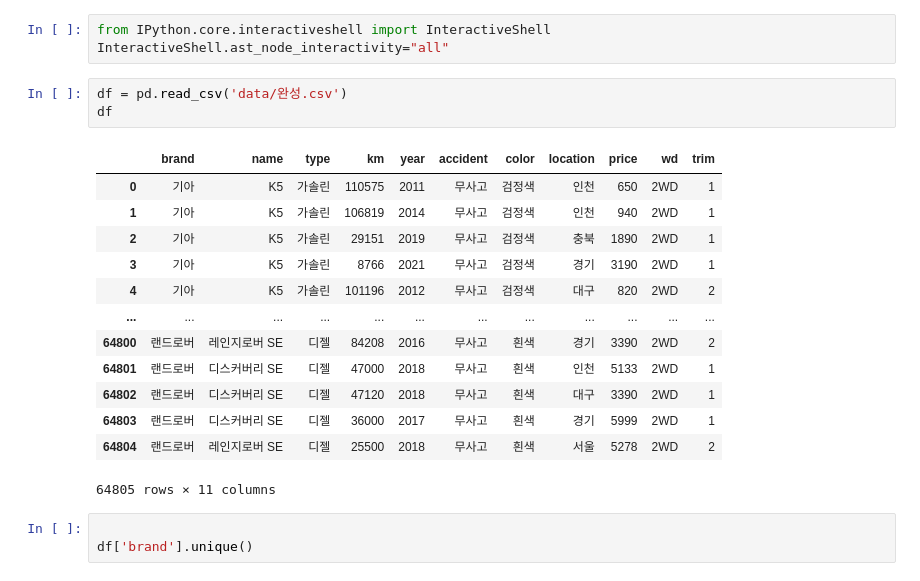
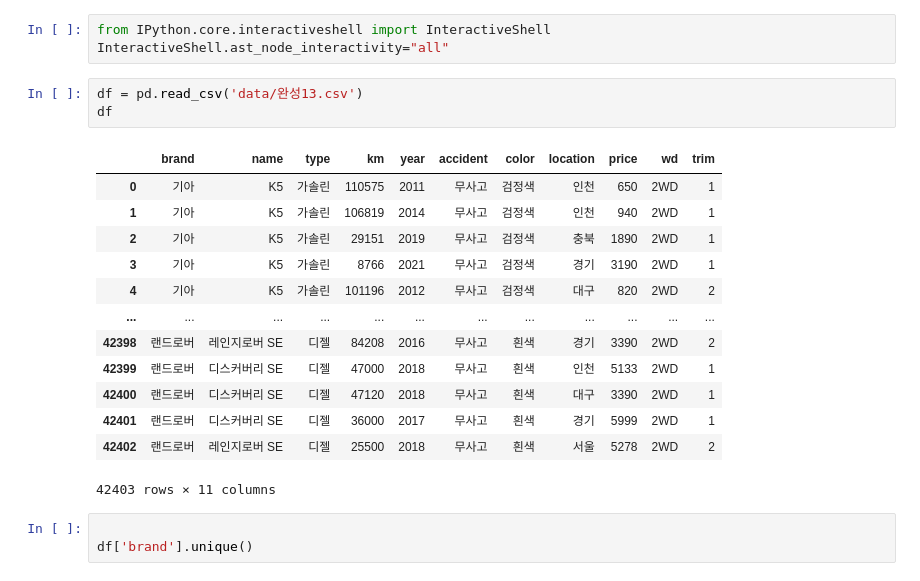
Before and after one commit to Ahn-seongjun/Fin_project_6, a Jupyter notebook: Data_Preprocessing_all.ipynb, the cells around one changed output. Saved outputs shown, nothing was run; the diff lists cells and outputs as text.

```diff
--- a/Data_Preprocessing_all.ipynb
+++ b/Data_Preprocessing_all.ipynb
@@ -10,22 +10,22 @@ warnings.filterwarnings("ignore")
 from IPython.core.interactiveshell import InteractiveShell
 InteractiveShell.ast_node_interactivity="all"
 # %%
-df = pd.read_csv('data/완성.csv')
+df = pd.read_csv('data/완성13.csv')
 df
 # %% [output]
 |  | brand | name | type | km | year | accident | color | location | price | wd | trim |
 | 0 | 기아 | K5 | 가솔린 | 110575 | 2011 | 무사고 | 검정색 | 인천 | 650 | 2WD | 1 |
 | 1 | 기아 | K5 | 가솔린 | 106819 | 2014 | 무사고 | 검정색 | 인천 | 940 | 2WD | 1 |
 | 2 | 기아 | K5 | 가솔린 | 29151 | 2019 | 무사고 | 검정색 | 충북 | 1890 | 2WD | 1 |
 | 3 | 기아 | K5 | 가솔린 | 8766 | 2021 | 무사고 | 검정색 | 경기 | 3190 | 2WD | 1 |
 | 4 | 기아 | K5 | 가솔린 | 101196 | 2012 | 무사고 | 검정색 | 대구 | 820 | 2WD | 2 |
 | ... | ... | ... | ... | ... | ... | ... | ... | ... | ... | ... | ... |
-| 64800 | 랜드로버 | 레인지로버 SE | 디젤 | 84208 | 2016 | 무사고 | 흰색 | 경기 | 3390 | 2WD | 2 |
-| 64801 | 랜드로버 | 디스커버리 SE | 디젤 | 47000 | 2018 | 무사고 | 흰색 | 인천 | 5133 | 2WD | 1 |
-| 64802 | 랜드로버 | 디스커버리 SE | 디젤 | 47120 | 2018 | 무사고 | 흰색 | 대구 | 3390 | 2WD | 1 |
-| 64803 | 랜드로버 | 디스커버리 SE | 디젤 | 36000 | 2017 | 무사고 | 흰색 | 경기 | 5999 | 2WD | 1 |
-| 64804 | 랜드로버 | 레인지로버 SE | 디젤 | 25500 | 2018 | 무사고 | 흰색 | 서울 | 5278 | 2WD | 2 |
+| 42398 | 랜드로버 | 레인지로버 SE | 디젤 | 84208 | 2016 | 무사고 | 흰색 | 경기 | 3390 | 2WD | 2 |
+| 42399 | 랜드로버 | 디스커버리 SE | 디젤 | 47000 | 2018 | 무사고 | 흰색 | 인천 | 5133 | 2WD | 1 |
+| 42400 | 랜드로버 | 디스커버리 SE | 디젤 | 47120 | 2018 | 무사고 | 흰색 | 대구 | 3390 | 2WD | 1 |
+| 42401 | 랜드로버 | 디스커버리 SE | 디젤 | 36000 | 2017 | 무사고 | 흰색 | 경기 | 5999 | 2WD | 1 |
+| 42402 | 랜드로버 | 레인지로버 SE | 디젤 | 25500 | 2018 | 무사고 | 흰색 | 서울 | 5278 | 2WD | 2 |
-64805 rows × 11 columns
+42403 rows × 11 columns
 # %%
 
 df['brand'].unique()
```
Also changed, not shown: 6 other files.
